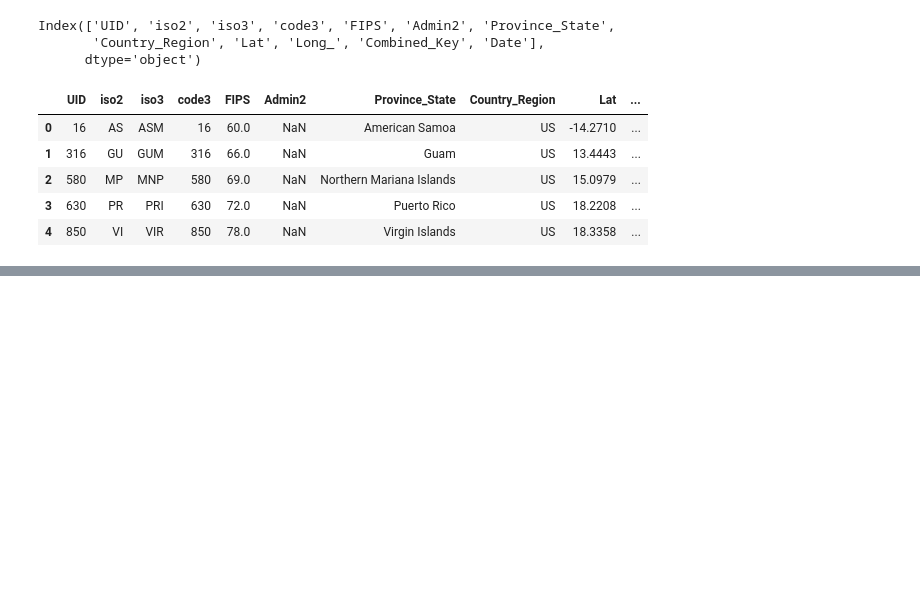
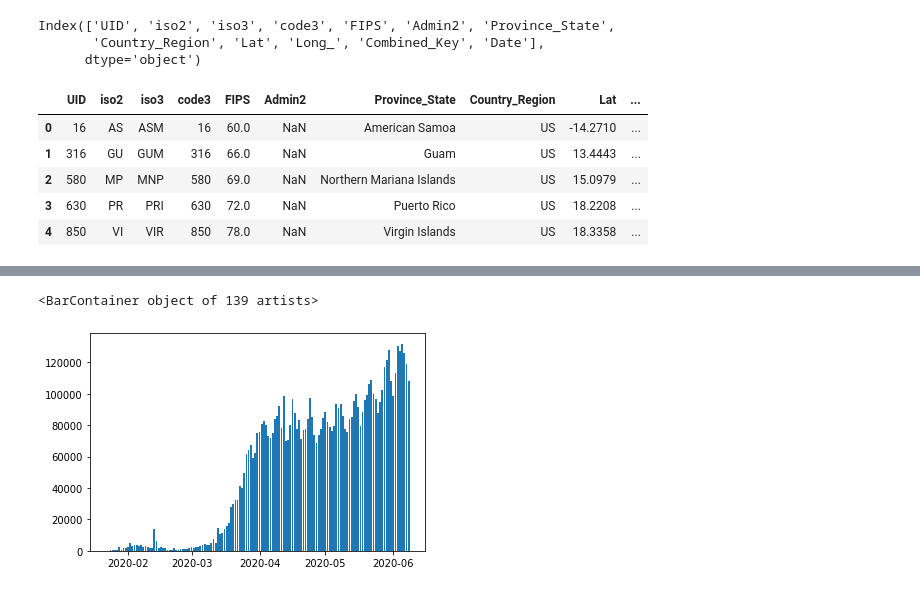
Before and after one commit to imdevskp/covid_19_jhu_data_web_scrap_and_cleaning, a Jupyter notebook: data_cleaning.ipynb, the cells around one changed output, grey strips where cells are left out. Drawn from its saved outputs; the diff is of its cells as text; code cells hidden in the pictures; blank space fills up the shorter version.

```diff
--- a/data_cleaning.ipynb
+++ b/data_cleaning.ipynb
@@ -219,37 +276,37 @@ who_region = {}
 afro = "Algeria, Angola, Cabo Verde, Eswatini, Sao Tome and Principe, Benin, South Sudan, Western Sahara, Congo (Brazzaville), Congo (Kinshasa), Cote d'Ivoire, Botswana, Burkina Faso, Burundi, Cameroon, Cape Verde, Central African Republic, Chad, Comoros, Ivory Coast, Democratic Republic of the Congo, Equatorial Guinea, Eritrea, Ethiopia, Gabon, Gambia, Ghana, Guinea, Guinea-Bissau, Kenya, Lesotho, Liberia, Madagascar, Malawi, Mali, Mauritania, Mauritius, Mozambique, Namibia, Niger, Nigeria, Republic of the Congo, Rwanda, São Tomé and Príncipe, Senegal, Seychelles, Sierra Leone, Somalia, South Africa, Swaziland, Togo, Uganda, Tanzania, Zambia, Zimbabwe"
 afro = [i.strip() for i in afro.split(',')]
 for i in afro:
-    who_region[i] = 'afro'
+    who_region[i] = 'Africa'
 
 # Region of the Americas PAHO
 paho = 'Antigua and Barbuda, Argentina, Bahamas, Barbados, Belize, Bolivia, Brazil, Canada, Chile, Colombia, Costa Rica, Cuba, Dominica, Dominican Republic, Ecuador, El Salvador, Grenada, Guatemala, Guyana, Haiti, Honduras, Jamaica, Mexico, Nicaragua, Panama, Paraguay, Peru, Saint Kitts and Nevis, Saint Lucia, Saint Vincent and the Grenadines, Suriname, Trinidad and Tobago, United States, US, Uruguay, Venezuela'
 paho = [i.strip() for i in paho.split(',')]
 for i in paho:
-    who_region[i] = 'paho'
+    who_region[i] = 'Americas'
 
 # South-East Asia Region SEARO
 searo = 'Bangladesh, Bhutan, North Korea, India, Indonesia, Maldives, Myanmar, Burma, Nepal, Sri Lanka, Thailand, Timor-Leste'
 searo = [i.strip() for i in searo.split(',')]
 for i in searo:
-    who_region[i] = 'searo'
+    who_region[i] = 'South-East Asia'
 
 # European Region EURO
 euro = 'Albania, Andorra, Greenland, Kosovo, Holy See, Liechtenstein, Armenia, Czechia, Austria, Azerbaijan, Belarus, Belgium, Bosnia and Herzegovina, Bulgaria, Croatia, Cyprus, Czech Republic, Denmark, Estonia, Finland, France, Georgia, Germany, Greece, Hungary, Iceland, Ireland, Israel, Italy, Kazakhstan, Kyrgyzstan, Latvia, Lithuania, Luxembourg, Malta, Monaco, Montenegro, Netherlands, North Macedonia, Norway, Poland, Portugal, Moldova, Romania, Russia, San Marino, Serbia, Slovakia, Slovenia, Spain, Sweden, Switzerland, Tajikistan, Turkey, Turkmenistan, Ukraine, United Kingdom, Uzbekistan'
 euro = [i.strip() for i in euro.split(',')]
 for i in euro:
-    who_region[i] = 'euro'
+    who_region[i] = 'Europe'
 
 # Eastern Mediterranean Region EMRO
 emro = 'Afghanistan, Bahrain, Djibouti, Egypt, Iran, Iraq, Jordan, Kuwait, Lebanon, Libya, Morocco, Oman, Pakistan, Palestine, West Bank and Gaza, Qatar, Saudi Arabia, Somalia, Sudan, Syria, Tunisia, United Arab Emirates, Yemen'
 emro = [i.strip() for i in emro.split(',')]
 for i in emro:
-    who_region[i] = 'emro'
+    who_region[i] = 'Eastern Mediterranean'
 
 # Western Pacific Region WPRO
 wpro = 'Australia, Brunei, Cambodia, China, Cook Islands, Fiji, Japan, Kiribati, Laos, Malaysia, Marshall Islands, Micronesia, Mongolia, Nauru, New Zealand, Niue, Palau, Papua New Guinea, Philippines, South Korea, Samoa, Singapore, Solomon Islands, Taiwan, Taiwan*, Tonga, Tuvalu, Vanuatu, Vietnam'
 wpro = [i.strip() for i in wpro.split(',')]
 for i in wpro:
-    who_region[i] = 'wpro'
+    who_region[i] = 'Western Pacific'
 # %%
 full_table['WHO Region'] = full_table['Country/Region'].map(who_region)
 full_table[full_table['WHO Region'].isna()]['Country/Region'].unique()
@@ -261,0 +390,3 @@ full_table.to_csv('covid_19_clean_complete.csv', index=False)
+# %%
+full_grouped['WHO Region'] = full_grouped['Country/Region'].map(who_region)
+full_grouped[full_grouped['WHO Region'].isna()]['Country/Region'].unique()
@@ -261,0 +399,25 @@ full_table.to_csv('covid_19_clean_complete.csv', index=False)
+# %%
+# Day wise
+# ========
+
+# table
+day_wise = full_grouped.groupby('Date')['Confirmed', 'Deaths', 'Recovered',
+                                        'Active', 'New cases', 'New deaths', 'New recovered'].sum().reset_index()
+
+# number cases per 100 cases
+day_wise['Deaths / 100 Cases'] = round((day_wise['Deaths']/day_wise['Confirmed'])*100, 2)
+day_wise['Recovered / 100 Cases'] = round((day_wise['Recovered']/day_wise['Confirmed'])*100, 2)
+day_wise['Deaths / 100 Recovered'] = round((day_wise['Deaths']/day_wise['Recovered'])*100, 2)
+
+# no. of countries
+day_wise['No. of countries'] = full_grouped[full_grouped['Confirmed']!=0] \
+                                    .groupby('Date')['Country/Region'] \
+                                    .unique() \
+                                    .apply(len)\
+                                    .values
+
+# fillna by 0
+cols = ['Deaths / 100 Cases', 'Recovered / 100 Cases', 'Deaths / 100 Recovered']
+day_wise[cols] = day_wise[cols].fillna(0)
+
+day_wise.head()
@@ -346,0 +605,5 @@ us_full_table.to_csv('usa_county_wise.csv', index=False)
+# %%
+plt.bar(day_wise['Date'], day_wise['New cases'])
+# %% [output]
+<BarContainer object of 139 artists>
+[figure, added]
```
Also changed, not shown: parts of 32 cells of this notebook, 9 other files.
